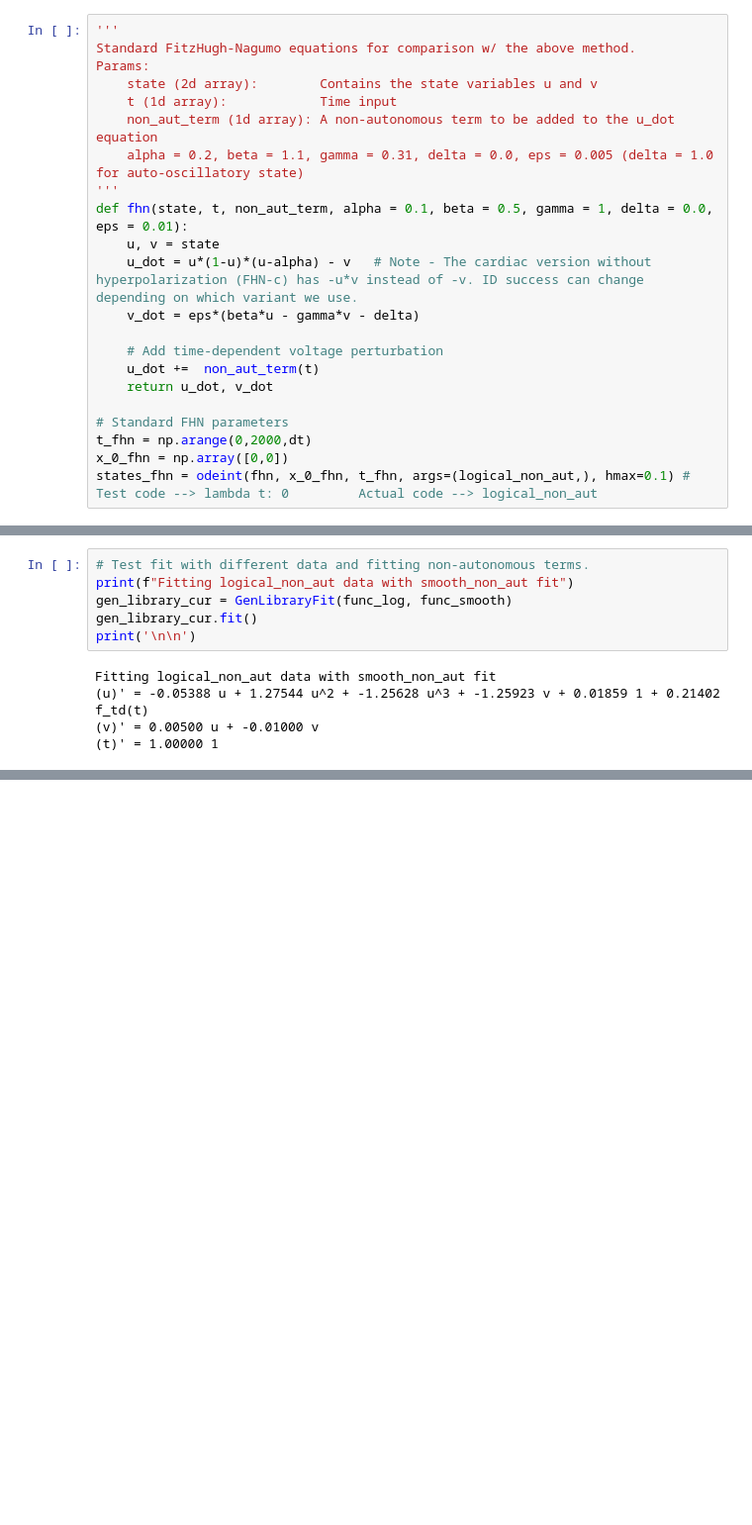
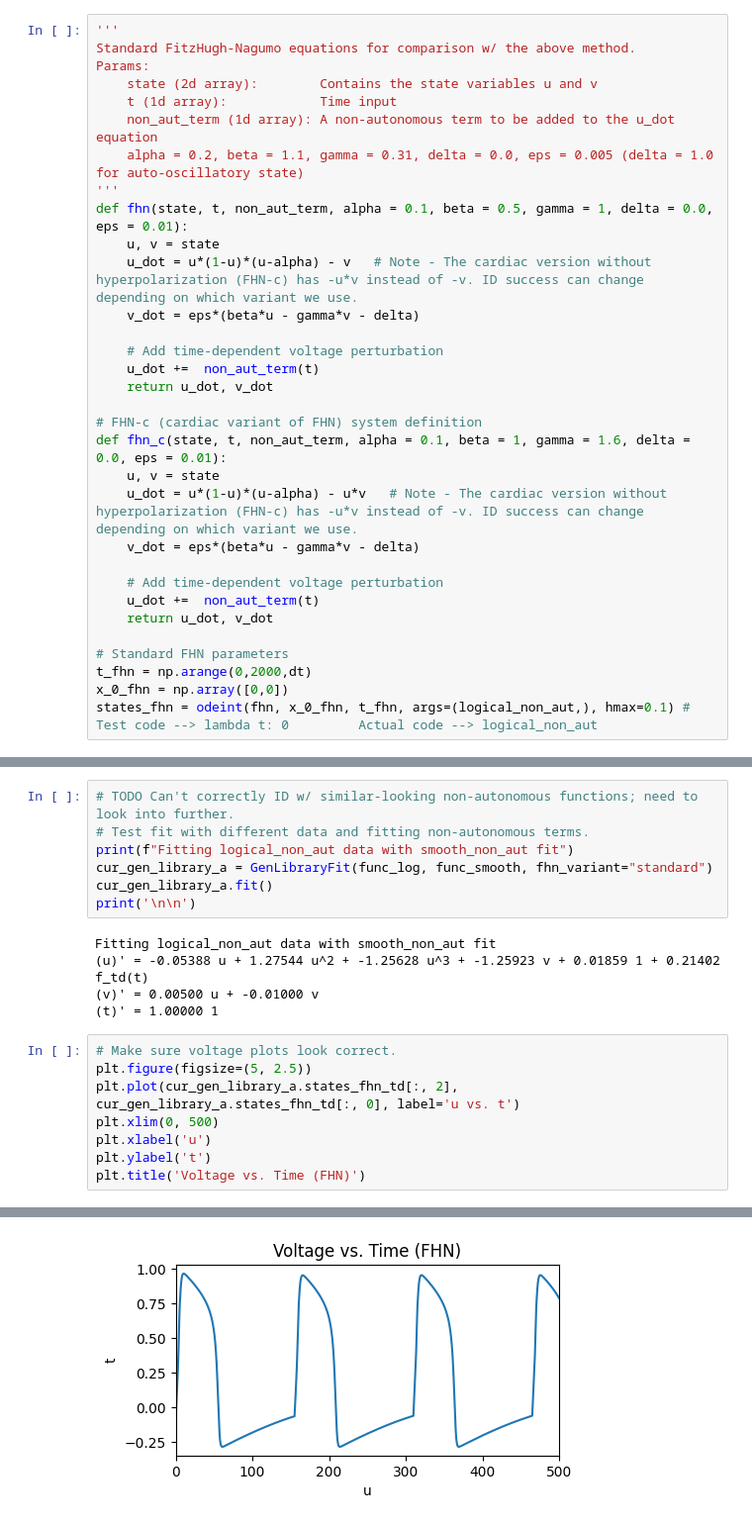
Before and after one commit to cswelch/SINDy-for-Cardiac-Electrophysiology, a Jupyter notebook: SINDy_non-autonomous_test.ipynb, the cells around one changed output, grey strips where cells are left out. Shown at 99% size. Saved outputs shown, nothing was run; the diff lists cells and outputs as text; blank space fills up the shorter version.

Commit message:
Added comparison between non-autonomous fits for FHN, FHN-c, and FHN VF-b.  Need to look into data being generated for VF variant.

```diff
--- a/SINDy_non-autonomous_test.ipynb
+++ b/SINDy_non-autonomous_test.ipynb
@@ -192,6 +192,16 @@ def fhn(state, t, non_aut_term, alpha = 0.1, beta = 0.5, gamma = 1, delta = 0.0,
     u_dot +=  non_aut_term(t)
     return u_dot, v_dot
 
+# FHN-c (cardiac variant of FHN) system definition
+def fhn_c(state, t, non_aut_term, alpha = 0.1, beta = 1, gamma = 1.6, delta = 0.0, eps = 0.01):
+    u, v = state
+    u_dot = u*(1-u)*(u-alpha) - u*v   # Note - The cardiac version without hyperpolarization (FHN-c) has -u*v instead of -v. ID success can change depending on which variant we use.
+    v_dot = eps*(beta*u - gamma*v - delta)
+
+    # Add time-dependent voltage perturbation
+    u_dot +=  non_aut_term(t)
+    return u_dot, v_dot
+
 # Standard FHN parameters
 t_fhn = np.arange(0,2000,dt)
 x_0_fhn = np.array([0,0])
@@ -439,13 +459,23 @@ Actual equations for comparison:
     \dot{v} &= 0.005 u - 0.01v \\
 \end{align}
 # %%
+# TODO Can't correctly ID w/ similar-looking non-autonomous functions; need to look into further.
 # Test fit with different data and fitting non-autonomous terms.
 print(f"Fitting logical_non_aut data with smooth_non_aut fit")
-gen_library_cur = GenLibraryFit(func_log, func_smooth)
-gen_library_cur.fit()
+cur_gen_library_a = GenLibraryFit(func_log, func_smooth, fhn_variant="standard")
+cur_gen_library_a.fit()
 print('\n\n')
 # %% [output]
 Fitting logical_non_aut data with smooth_non_aut fit
 (u)' = -0.05388 u + 1.27544 u^2 + -1.25628 u^3 + -1.25923 v + 0.01859 1 + 0.21402 f_td(t)
 (v)' = 0.00500 u + -0.01000 v
 (t)' = 1.00000 1
+# %%
+# Make sure voltage plots look correct.
+plt.figure(figsize=(5, 2.5))
+plt.plot(cur_gen_library_a.states_fhn_td[:, 2], cur_gen_library_a.states_fhn_td[:, 0], label='u vs. t')
+plt.xlim(0, 500)
+plt.xlabel('u')
+plt.ylabel('t')
+plt.title('Voltage vs. Time (FHN)')
+# %% [output]
@@ -451,0 +483 @@ Fitting logical_non_aut data with smooth_non_aut fit
+[figure, added]
```
Also changed, not shown: parts of 15 cells of this notebook.
